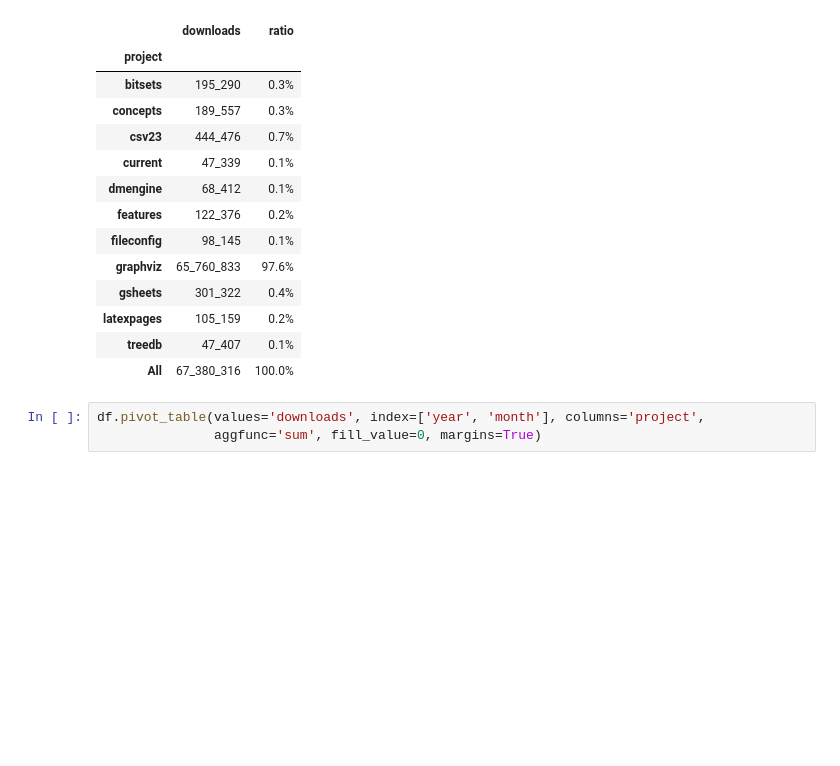
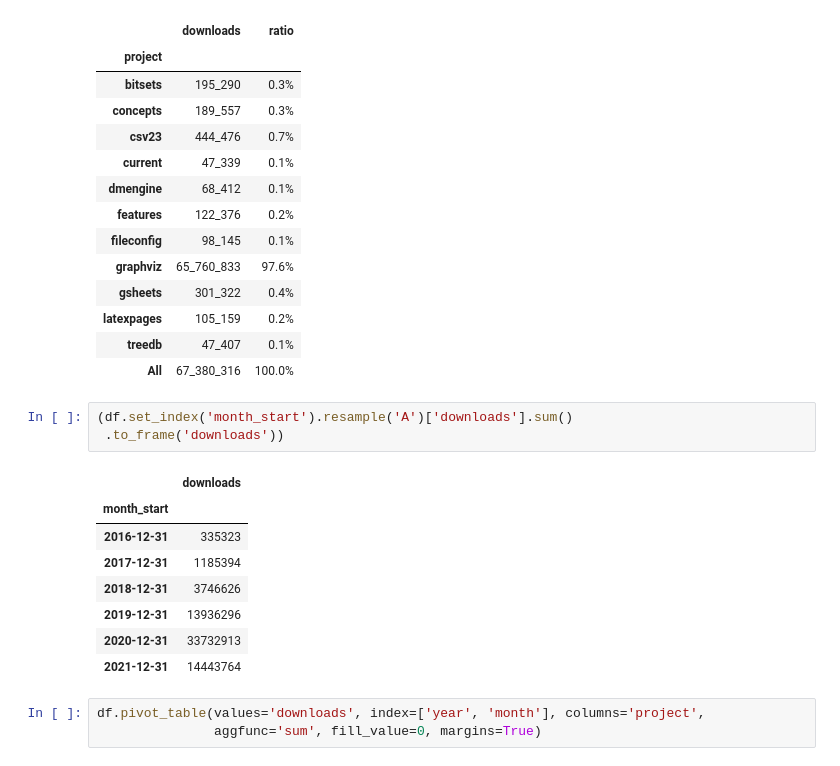
Before and after one commit to xflr6/notebooks, a Jupyter notebook: PyPI.ipynb, the cells around one changed output. Drawn from its saved outputs; the diff is of its cells as text; blank space fills up the shorter version.

Commit message:
add yearly sums with timeseries resample()

```diff
--- a/PyPI.ipynb
+++ b/PyPI.ipynb
@@ -278,6 +278,18 @@ memory usage: 48.0 MB
 | latexpages | 105_159 | 0.2% |
 | treedb | 47_407 | 0.1% |
 | All | 67_380_316 | 100.0% |
+# %%
+(df.set_index('month_start').resample('A')['downloads'].sum()
+ .to_frame('downloads'))
+# %% [output]
+|  | downloads |
+| month_start |  |
+| 2016-12-31 | 335323 |
+| 2017-12-31 | 1185394 |
+| 2018-12-31 | 3746626 |
+| 2019-12-31 | 13936296 |
+| 2020-12-31 | 33732913 |
+| 2021-12-31 | 14443764 |
 # %%
 df.pivot_table(values='downloads', index=['year', 'month'], columns='project',
                aggfunc='sum', fill_value=0, margins=True)
```
